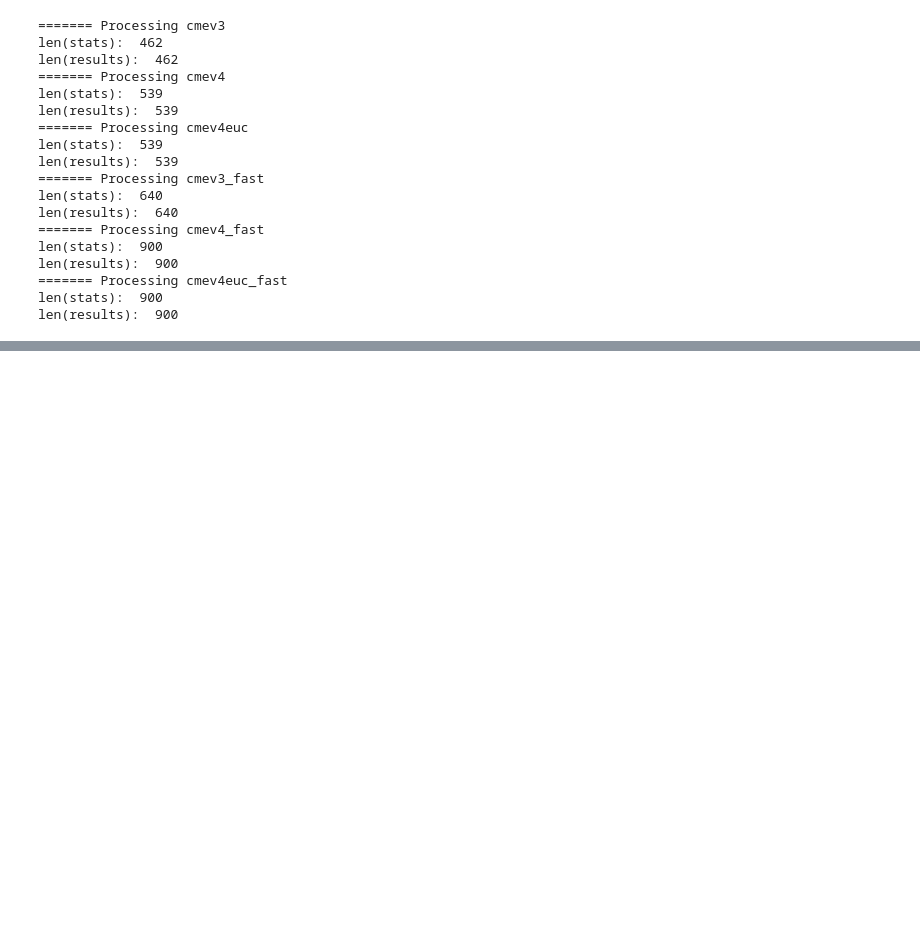
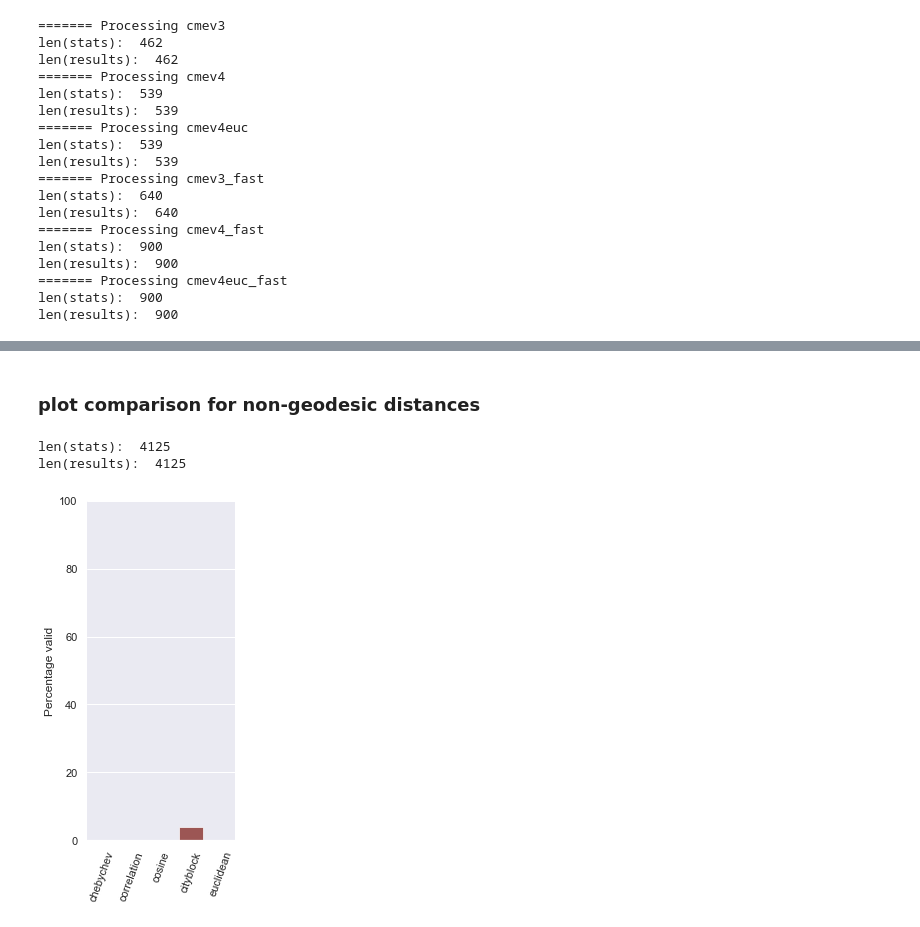
Before and after one commit to braindynamicslab/demapper, a Jupyter notebook: notebooks/evaluate_analysis_cme.ipynb, the cells around one changed output, grey strips where cells are left out. Cells and saved outputs as stored; diff of their text form; code cells hidden in the pictures; blank space fills up the shorter version.

```diff
--- a/notebooks/evaluate_analysis_cme.ipynb
+++ b/notebooks/evaluate_analysis_cme.ipynb
@@ -253,0 +339,57 @@ len(results):  900
+# %% [markdown]
+### plot comparison for non-geodesic distances
+# %%
+PICKED_DATASET = 'cmev6kval'
+dists = ['chebychev', 'correlation', 'cosine', 'cityblock', 'euclidean']
+TYPE='compute_degrees_from_TCM'
+ChangePointsError_limit = 10
+
+datadir = ALL_DATASETS['ch10'][PICKED_DATASET]
+stats_path = os.path.join(datadir, 'compute_stats-averaged.csv')
+results_path = os.path.join(datadir, '{0}/combined-{0}.csv'.format(TYPE))
+
+# Extract geodesic distances mappers
+filter_by = FILTERS[PICKED_DATASET][1]
+df_nongeo, max_values = extract_dataset(stats_path, results_path, filter_by, extract_params_f, has_sbj=False)
+
+target_metrics_limits = {
+    'ChangePointsIndicesError': [0, ChangePointsError_limit],
+    'coverage_nodes-mean': [0.7, 1.0],
+    'hrfdur_stat-mean': [0.15, 1.0],
+    'distances_entropy-mean': [2.0, 10000.0]
+}
+
+table = []
+# counts = {d:{} for d in dists}
+for dist in dists:
+    fdf = filter_dataframe(df_nongeo, { 'dist': [dist] })
+    cnt = count_passing(fdf, target_metrics_limits)
+    table.append({
+        'Distance type': dist,
+        'K': 'non geodesic',
+        'count': cnt,
+        'perc': cnt / len(fdf) * 100.0,
+        'len': len(fdf),
+    })
+
+counts_df = pd.DataFrame(data=table)
+
+g = sns.catplot(
+    data=counts_df, kind="bar",
+    x="Distance type", y="perc",
+    ci="sd", palette="dark", alpha=.7, height=6, aspect=0.5
+)
+g.despine(left=True)
+g.set_axis_labels("", "Percentage valid")
+g.set(ylim=(0, 100))
+g.set_xticklabels(rotation=70)
+plt.tight_layout()
+plt.show()
+
+# save_path = os.path.join(datadir, 'nongeo_dists_{}_distrib.png'.format(sbj))
+# plt.savefig(save_path, dpi=150)
+# plt.close()
+# %% [output]
+len(stats):  4125
+len(results):  4125
+[figure, added]
```
Also changed, not shown: parts of 5 cells of this notebook, 4 other files.
